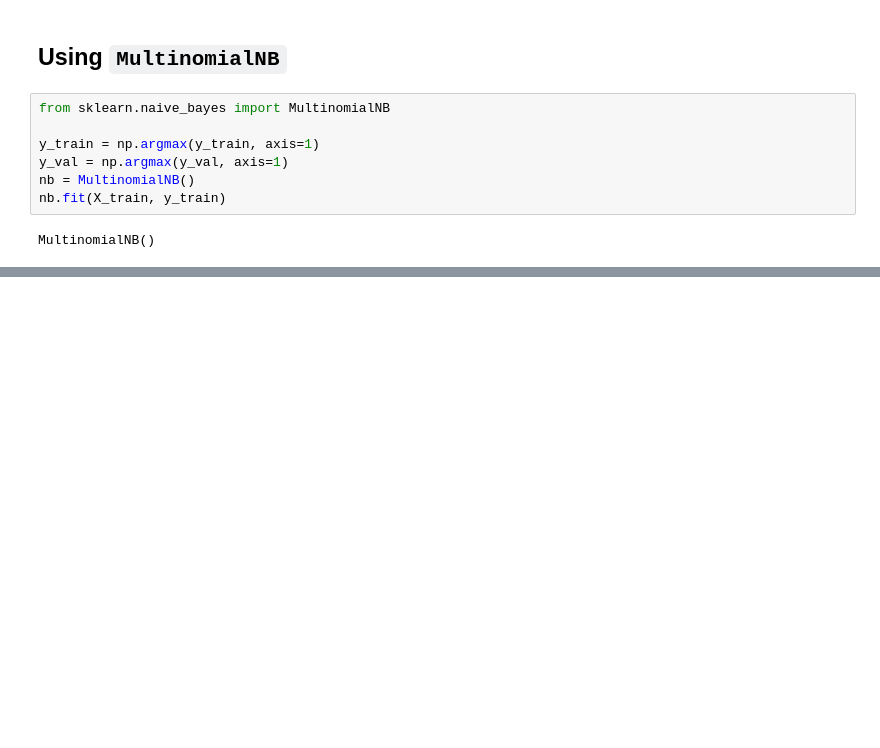
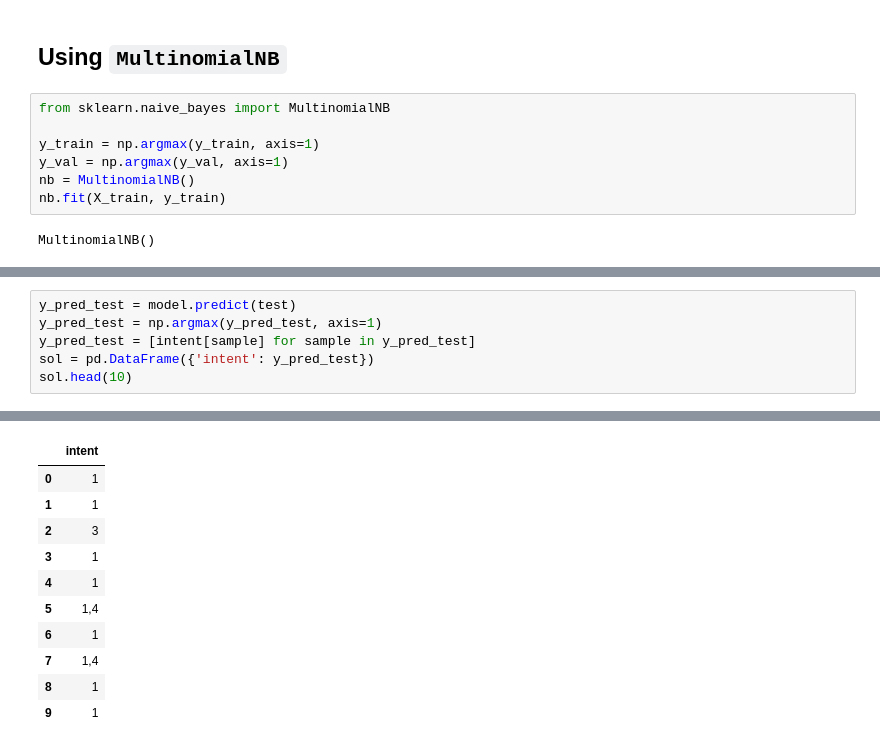
Before and after one commit to alireza00bin/Digikala_Hackathon, a Jupyter notebook: Sentiment_Analysis/Sentiment_Analysis_TFIDF.ipynb, the cells around one changed output, grey strips where cells are left out. Drawn from its saved outputs; the diff is of its cells as text; blank space fills up the shorter version.

```diff
--- a/Sentiment_Analysis/Sentiment_Analysis_TFIDF.ipynb
+++ b/Sentiment_Analysis/Sentiment_Analysis_TFIDF.ipynb
@@ -358,0 +409,7 @@ sol.head(10)
+# %%
+y_pred_test = model.predict(test)
+y_pred_test = np.argmax(y_pred_test, axis=1)
+y_pred_test = [intent[sample] for sample in y_pred_test]
+sol = pd.DataFrame({'intent': y_pred_test})
+sol.head(10)
+# %% [output]
@@ -358,0 +417,11 @@ sol.head(10)
+|  | intent |
+| 0 | 1 |
+| 1 | 1 |
+| 2 | 3 |
+| 3 | 1 |
+| 4 | 1 |
+| 5 | 1,4 |
+| 6 | 1 |
+| 7 | 1,4 |
+| 8 | 1 |
+| 9 | 1 |
```
Also changed, not shown: parts of 15 cells of this notebook.
